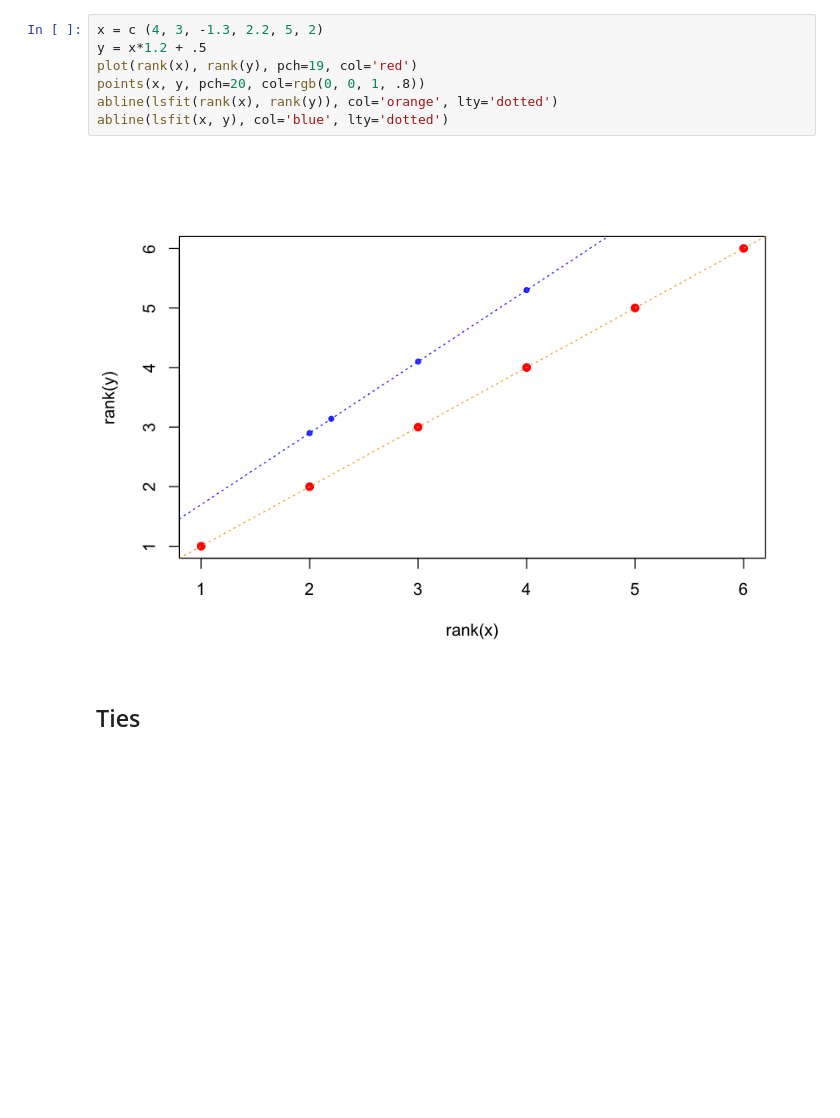
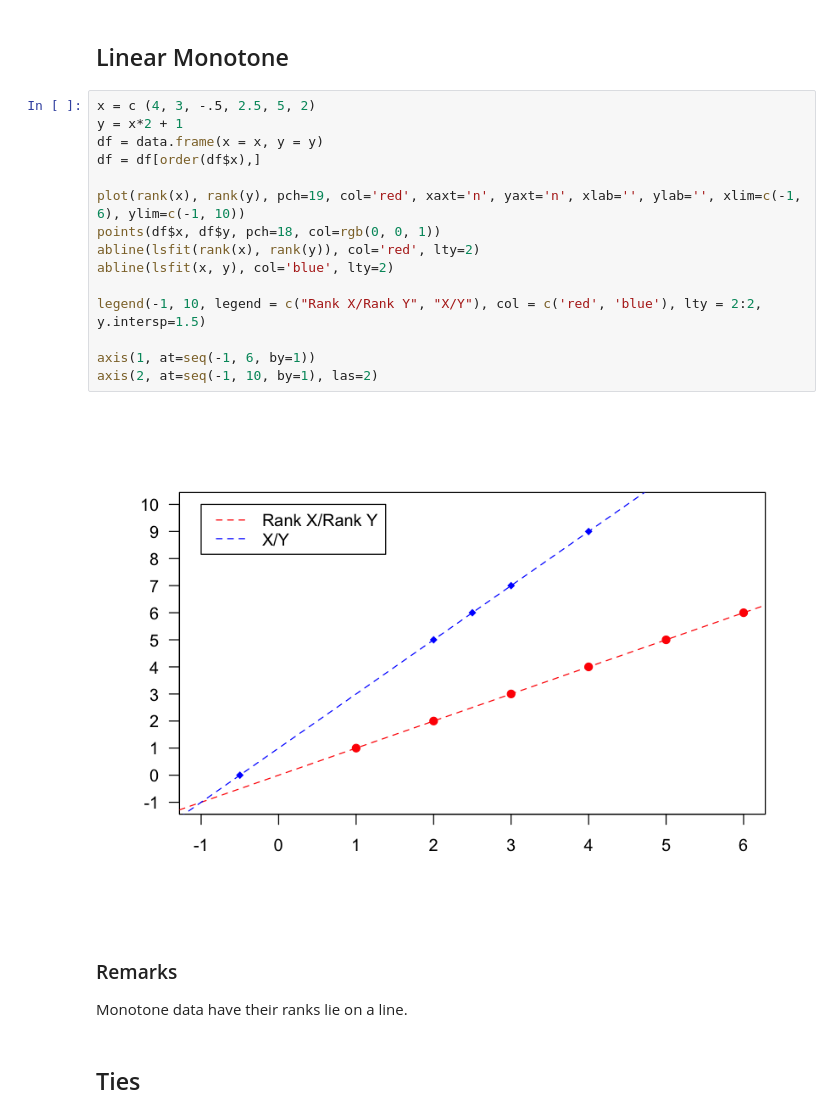
Before and after one commit to trankhanhtk/Statistics-with-R, a Jupyter notebook: Monotone_vs_Non-Monotone_Associations.ipynb, the cells around one changed output. Drawn from its saved outputs; the diff is of its cells as text; blank space fills up the shorter version.

```diff
--- a/Monotone_vs_Non-Monotone_Associations.ipynb
+++ b/Monotone_vs_Non-Monotone_Associations.ipynb
@@ -34,12 +33,25 @@ Monotone data have their ranks lie on a line.
-# %%
-x = c (4, 3, -1.3, 2.2, 5, 2)
-y = x*1.2 + .5
-plot(rank(x), rank(y), pch=19, col='red')
-points(x, y, pch=20, col=rgb(0, 0, 1, .8))
-abline(lsfit(rank(x), rank(y)), col='orange', lty='dotted')
-abline(lsfit(x, y), col='blue', lty='dotted')
-# %% [output]
-[figure, removed]
+# %% [markdown]
+## Linear Monotone
+# %%
+x = c (4, 3, -.5, 2.5, 5, 2)
+y = x*2 + 1
+df = data.frame(x = x, y = y)
+df = df[order(df$x),]
+
+plot(rank(x), rank(y), pch=19, col='red', xaxt='n', yaxt='n', xlab='', ylab='', xlim=c(-1, 6), ylim=c(-1, 10))
+points(df$x, df$y, pch=18, col=rgb(0, 0, 1))
+abline(lsfit(rank(x), rank(y)), col='red', lty=2)
+abline(lsfit(x, y), col='blue', lty=2)
+
+legend(-1, 10, legend = c("Rank X/Rank Y", "X/Y"), col = c('red', 'blue'), lty = 2:2, y.intersp=1.5)
+
+axis(1, at=seq(-1, 6, by=1))
+axis(2, at=seq(-1, 10, by=1), las=2)
+# %% [output]
+[figure, added]
+# %% [markdown]
+### Remarks
+Monotone data have their ranks lie on a line.
 # %% [markdown]
 ## Ties
 # %%
```
Also changed, not shown: parts of 8 cells of this notebook.
